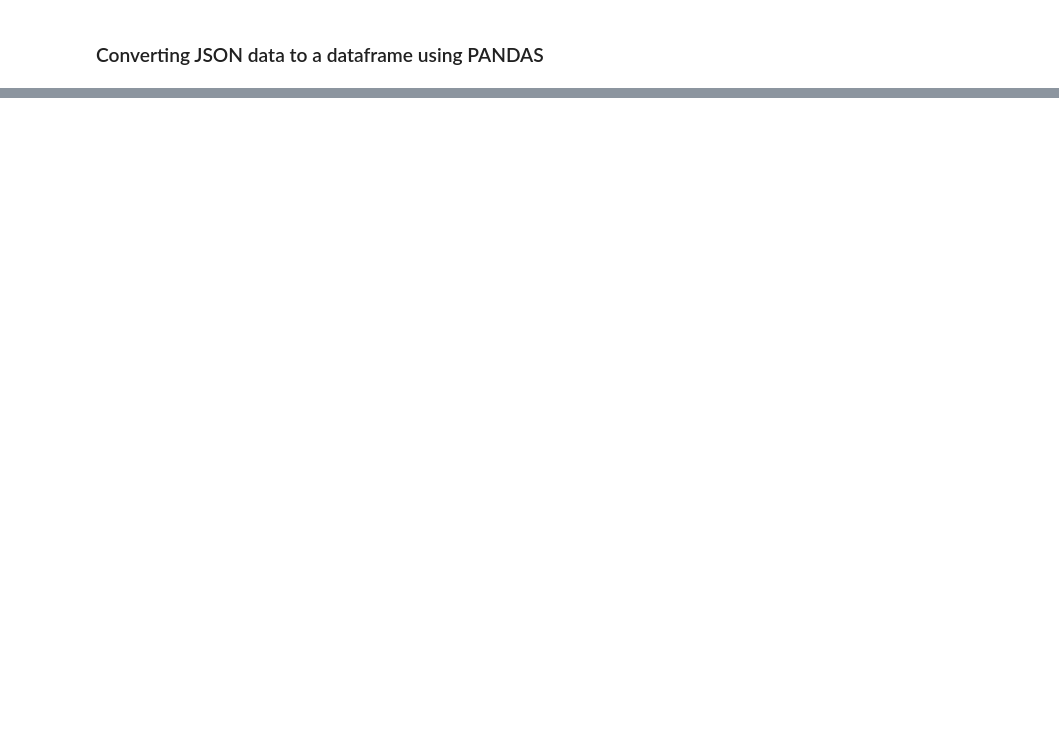
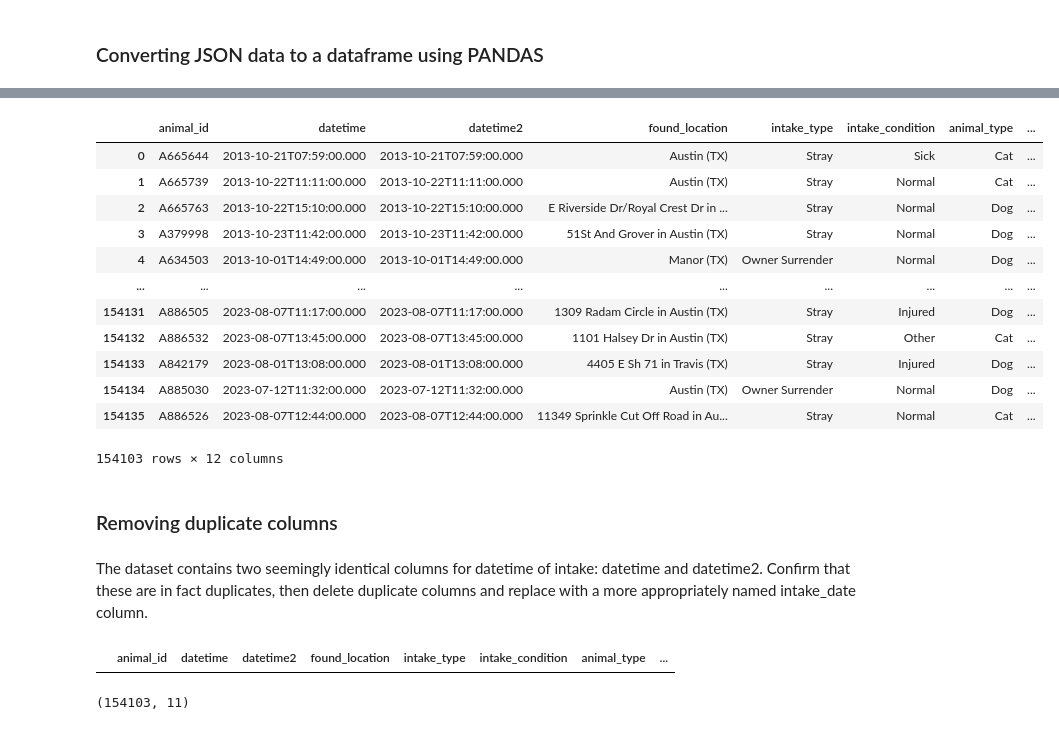
Before and after one commit to a-messmer/AAC_prelim_data_analysis_project, a Jupyter notebook: Project-api.ipynb, the cells around one changed output, grey strips where cells are left out. Saved outputs shown, nothing was run; the diff lists cells and outputs as text; code cells hidden in the pictures; blank space fills up the shorter version.

Commit message:
Add files via upload
Cleaned data to use for analysis

```diff
--- a/Project-api.ipynb
+++ b/Project-api.ipynb
@@ -97,0 +145,40 @@ merged_df
+# %%
+# delete duplicates and save changes to existing dataframe
+animal_intake_df.drop_duplicates(subset=['animal_id', 'datetime', 'datetime2'], inplace=True)
+animal_intake_df
+# %% [output]
+|  | animal_id | datetime | datetime2 | found_location | intake_type | intake_condition | animal_type | ... |
+| 0 | A665644 | 2013-10-21T07:59:00.000 | 2013-10-21T07:59:00.000 | Austin (TX) | Stray | Sick | Cat | ... |
+| 1 | A665739 | 2013-10-22T11:11:00.000 | 2013-10-22T11:11:00.000 | Austin (TX) | Stray | Normal | Cat | ... |
+| 2 | A665763 | 2013-10-22T15:10:00.000 | 2013-10-22T15:10:00.000 | E Riverside Dr/Royal Crest Dr in ... | Stray | Normal | Dog | ... |
+| 3 | A379998 | 2013-10-23T11:42:00.000 | 2013-10-23T11:42:00.000 | 51St And Grover in Austin (TX) | Stray | Normal | Dog | ... |
+| 4 | A634503 | 2013-10-01T14:49:00.000 | 2013-10-01T14:49:00.000 | Manor (TX) | Owner Surrender | Normal | Dog | ... |
+| ... | ... | ... | ... | ... | ... | ... | ... | ... |
+| 154131 | A886505 | 2023-08-07T11:17:00.000 | 2023-08-07T11:17:00.000 | 1309 Radam Circle in Austin (TX) | Stray | Injured | Dog | ... |
+| 154132 | A886532 | 2023-08-07T13:45:00.000 | 2023-08-07T13:45:00.000 | 1101 Halsey Dr in Austin (TX) | Stray | Other | Cat | ... |
+| 154133 | A842179 | 2023-08-01T13:08:00.000 | 2023-08-01T13:08:00.000 | 4405 E Sh 71 in Travis (TX) | Stray | Injured | Dog | ... |
+| 154134 | A885030 | 2023-07-12T11:32:00.000 | 2023-07-12T11:32:00.000 | Austin (TX) | Owner Surrender | Normal | Dog | ... |
+| 154135 | A886526 | 2023-08-07T12:44:00.000 | 2023-08-07T12:44:00.000 | 11349 Sprinkle Cut Off Road in Au... | Stray | Normal | Cat | ... |
+154103 rows × 12 columns
+# %% [markdown]
+### Removing duplicate columns
+# %% [markdown]
+The dataset contains two seemingly identical columns for datetime of intake: datetime and datetime2. Confirm that these are in fact duplicates, then delete duplicate columns and replace with a more appropriately named intake_date column.
+# %%
+# checking to ensure datetime and datetime2 are identical for all records
+animal_intake_df[~(animal_intake_df["datetime"] == animal_intake_df["datetime2"])]
+# %% [output]
+|  | animal_id | datetime | datetime2 | found_location | intake_type | intake_condition | animal_type | ... |
+# %%
+# storing the datetime column data into a variable intake_date
+intake_date = animal_intake_df['datetime']
+
+# using the PANDAS drop function to drop the 'datetime' and 'datetime2' columns from the intake dataset
+intake_df = animal_intake_df.drop(['datetime', 'datetime2'], axis='columns')
+
+# inserting the new column which we created above (intake_date) and placing this at index 1 in the dataframe
+intake_df.insert(1, 'intake_date', intake_date)
+
+intake_df.shape
+# %% [output]
+(154103, 11)
```
Also changed, not shown: parts of 94 cells of this notebook.
